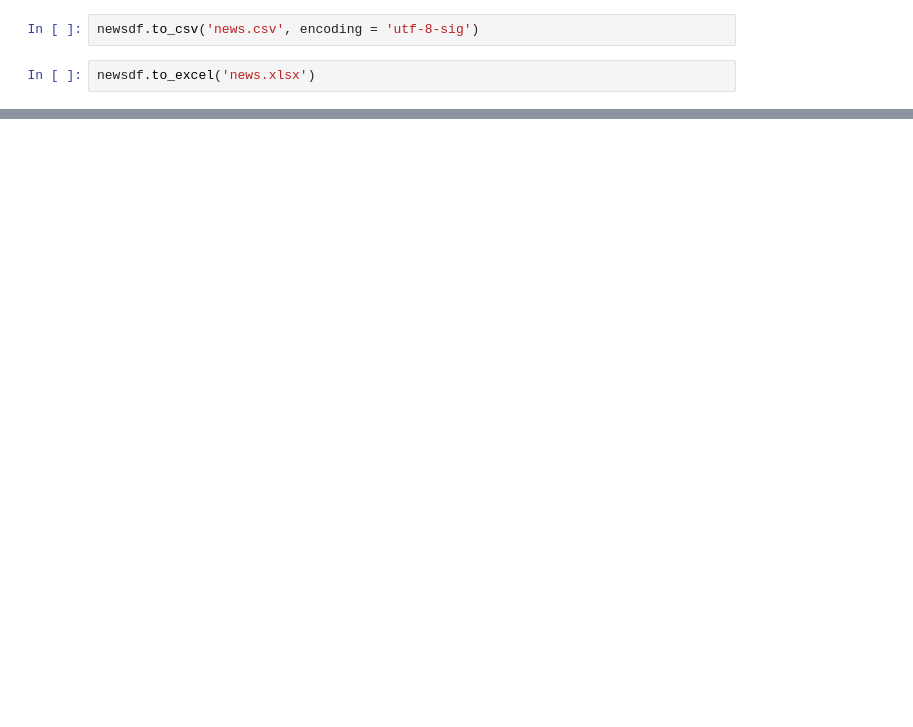
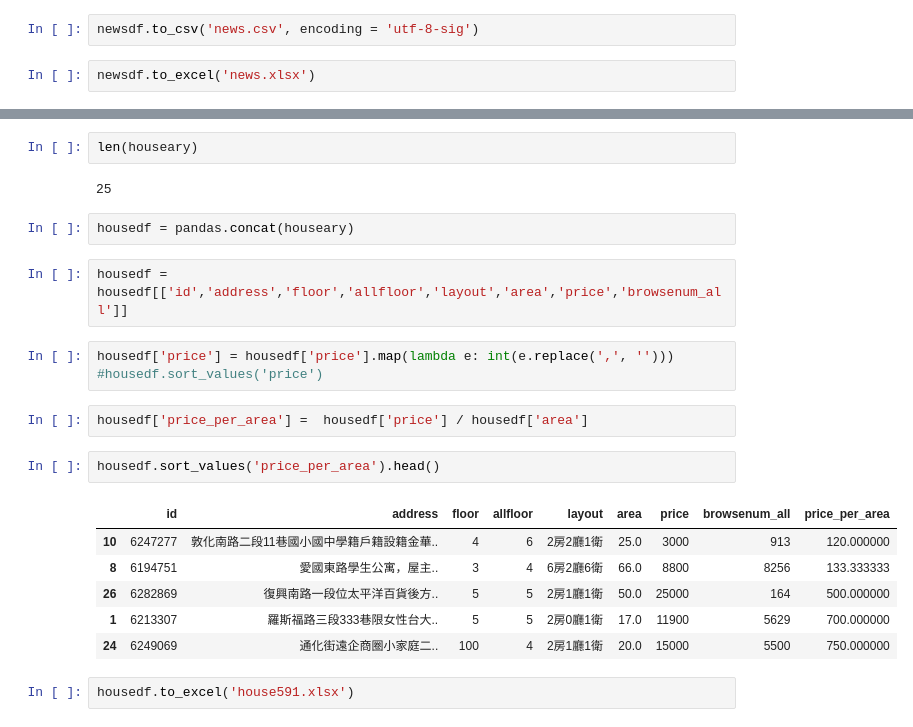
Before and after one commit to ywchiu/tibamepy, a Jupyter notebook: Demo20180421.ipynb, the cells around one changed output, grey strips where cells are left out. Saved outputs shown, nothing was run; the diff lists cells and outputs as text; blank space fills up the shorter version.

```diff
--- a/Demo20180421.ipynb
+++ b/Demo20180421.ipynb
@@ -619,0 +665,24 @@ newsdf.to_excel('news.xlsx')
+# %%
+len(houseary)
+# %% [output]
+25
+# %%
+housedf = pandas.concat(houseary)
+# %%
+housedf = housedf[['id','address','floor','allfloor','layout','area','price','browsenum_all']]
+# %%
+housedf['price'] = housedf['price'].map(lambda e: int(e.replace(',', '')))
+#housedf.sort_values('price')
+# %%
+housedf['price_per_area'] =  housedf['price'] / housedf['area']
+# %%
+housedf.sort_values('price_per_area').head()
+# %% [output]
+|  | id | address | floor | allfloor | layout | area | price | browsenum_all | price_per_area |
+| 10 | 6247277 | 敦化南路二段11巷國小國中學籍戶籍設籍金華.. | 4 | 6 | 2房2廳1衛 | 25.0 | 3000 | 913 | 120.000000 |
+| 8 | 6194751 | 愛國東路學生公寓，屋主.. | 3 | 4 | 6房2廳6衛 | 66.0 | 8800 | 8256 | 133.333333 |
+| 26 | 6282869 | 復興南路一段位太平洋百貨後方.. | 5 | 5 | 2房1廳1衛 | 50.0 | 25000 | 164 | 500.000000 |
+| 1 | 6213307 | 羅斯福路三段333巷限女性台大.. | 5 | 5 | 2房0廳1衛 | 17.0 | 11900 | 5629 | 700.000000 |
+| 24 | 6249069 | 通化街遠企商圈小家庭二.. | 100 | 4 | 2房1廳1衛 | 20.0 | 15000 | 5500 | 750.000000 |
+# %%
+housedf.to_excel('house591.xlsx')
```
Also changed, not shown: parts of 6 cells of this notebook.
